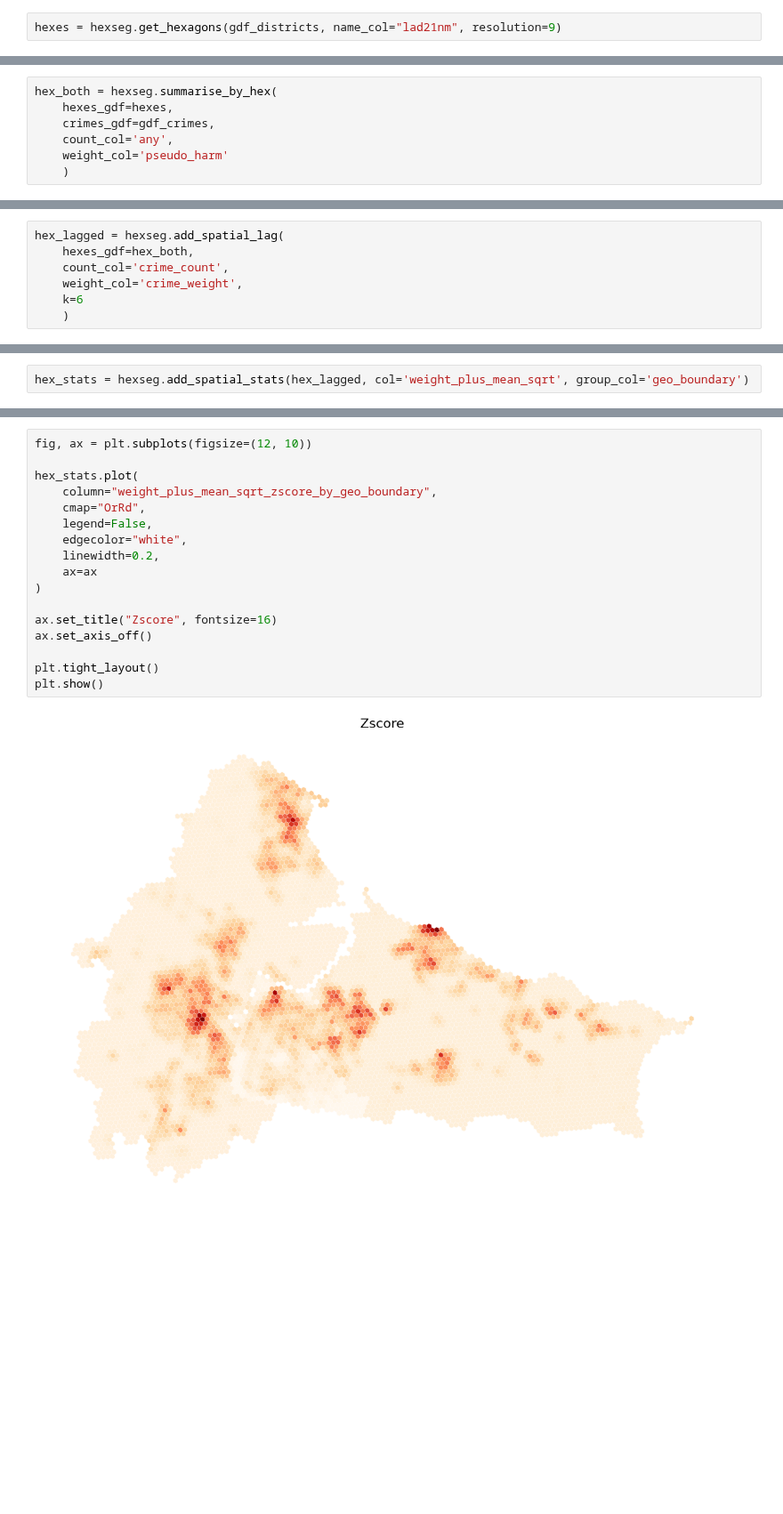
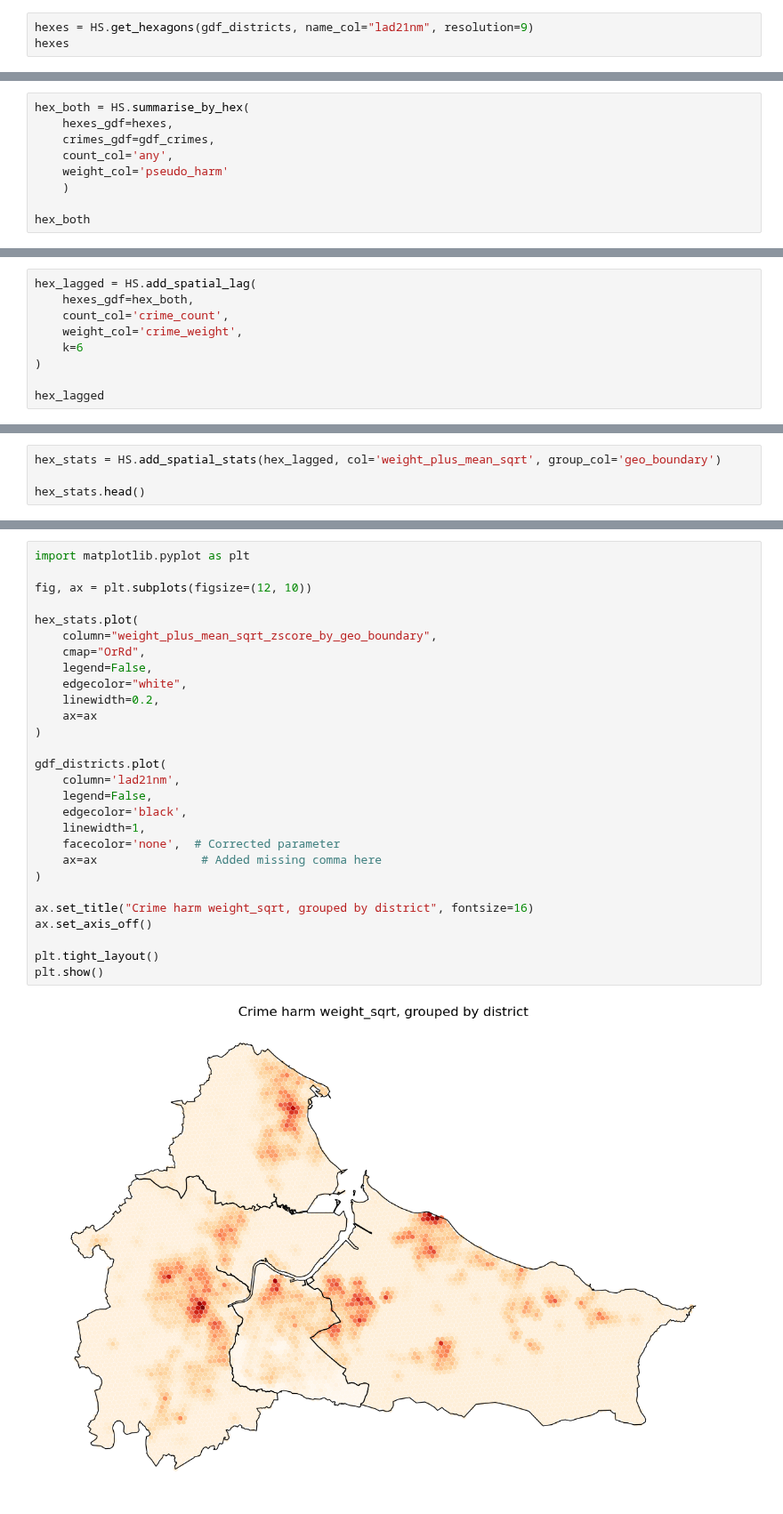
Before and after one commit to routineactivity/hexseg, a Jupyter notebook: notebooks/01‐hexagon‐workflow.ipynb, the cells around one changed output, grey strips where cells are left out. Shown at 89% size. Drawn from its saved outputs; the diff is of its cells as text; blank space fills up the shorter version.

```diff
--- a/notebooks/01‐hexagon‐workflow.ipynb
+++ b/notebooks/01‐hexagon‐workflow.ipynb
@@ -36,2 +14,3 @@ gdf_crimes = read_wkt_parquet(crimes)
 # %%
-hexes = hexseg.get_hexagons(gdf_districts, name_col="lad21nm", resolution=9)
+hexes = HS.get_hexagons(gdf_districts, name_col="lad21nm", resolution=9)
+hexes
@@ -74,7 +31,9 @@ plt.show()
 # %%
-hex_both = hexseg.summarise_by_hex(
+hex_both = HS.summarise_by_hex(
     hexes_gdf=hexes,
     crimes_gdf=gdf_crimes,
     count_col='any',
     weight_col='pseudo_harm'
     )
+
+hex_both
@@ -95,7 +54,9 @@ hex_both_sorted.head()
 # %%
-hex_lagged = hexseg.add_spatial_lag(
+hex_lagged = HS.add_spatial_lag(
     hexes_gdf=hex_both,
     count_col='crime_count',
     weight_col='crime_weight',
     k=6
-    )
+)
+
+hex_lagged
@@ -116,2 +77,4 @@ hex_lagged_sorted.head()
 # %%
-hex_stats = hexseg.add_spatial_stats(hex_lagged, col='weight_plus_mean_sqrt', group_col='geo_boundary')
+hex_stats = HS.add_spatial_stats(hex_lagged, col='weight_plus_mean_sqrt', group_col='geo_boundary')
+
+hex_stats.head()
@@ -129,19 +88,30 @@ Index(['hex_id', 'geo_boundary', 'geometry', 'crime_count', 'crime_weight',
 # %%
+import matplotlib.pyplot as plt
+
 fig, ax = plt.subplots(figsize=(12, 10))
 
 hex_stats.plot(
     column="weight_plus_mean_sqrt_zscore_by_geo_boundary",
     cmap="OrRd",
     legend=False,
     edgecolor="white",
     linewidth=0.2,
     ax=ax
 )
 
-ax.set_title("Zscore", fontsize=16)
+gdf_districts.plot(
+    column='lad21nm',
+    legend=False,
+    edgecolor='black',
+    linewidth=1,
+    facecolor='none',  # Corrected parameter
+    ax=ax               # Added missing comma here
+)
+
+ax.set_title("Crime harm weight_sqrt, grouped by district", fontsize=16)
 ax.set_axis_off()
 
 plt.tight_layout()
 plt.show()
 # %% [output]
-[figure, old version]
+[figure, new version]
```
Also changed, not shown: parts of 30 cells of this notebook.
